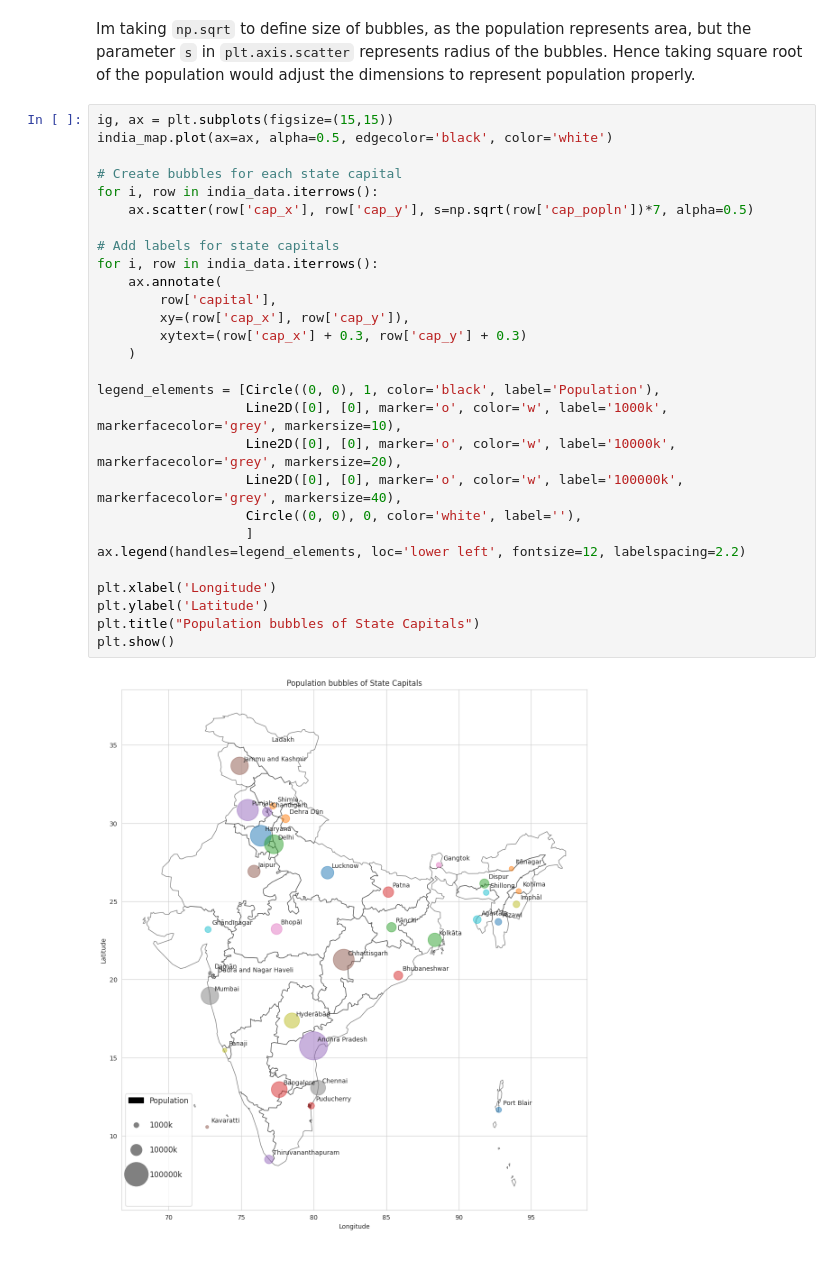
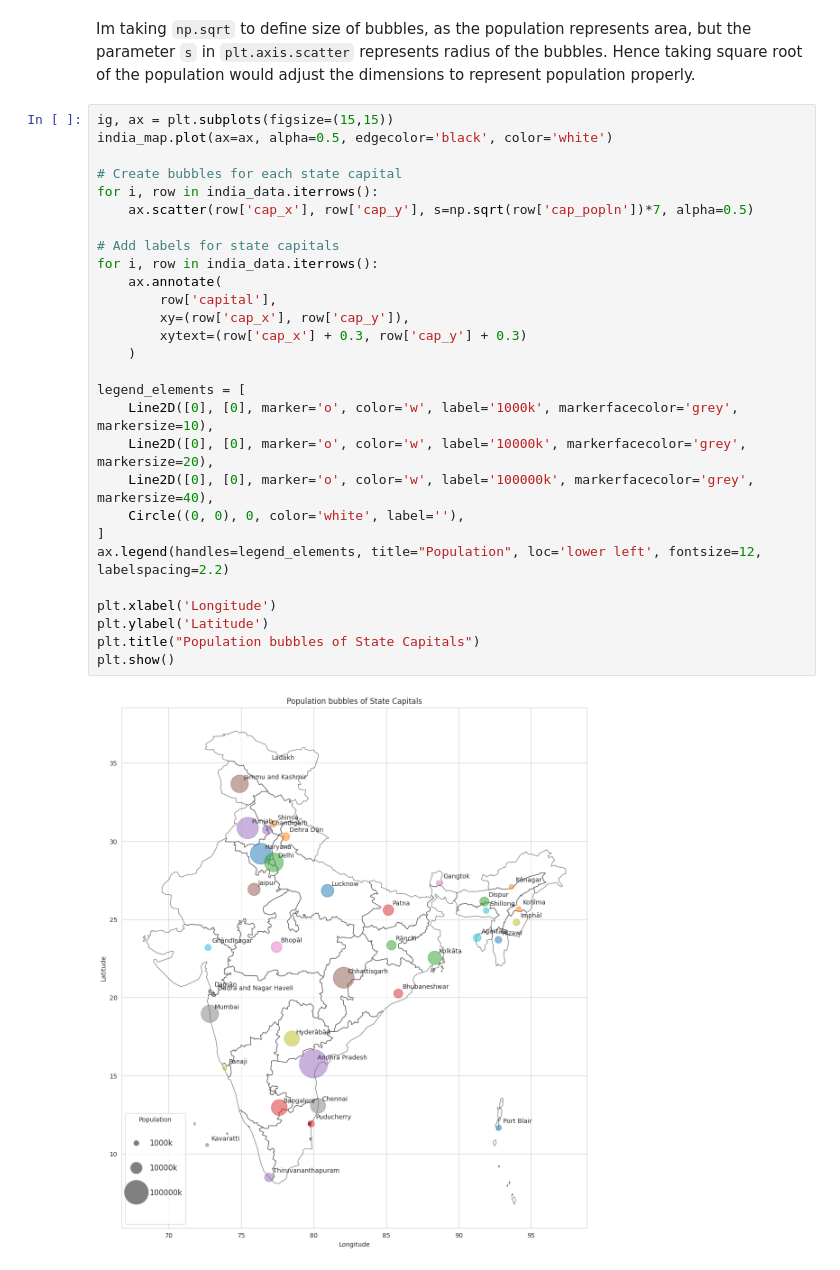
Before and after one commit to Soumik-Roy/Data-Visualizations-Lab-3, a Jupyter notebook: B20AI042_Lab_Assignment_3.ipynb, the cells around one changed output. Drawn from its saved outputs; the diff is of its cells as text.

```diff
--- a/B20AI042_Lab_Assignment_3.ipynb
+++ b/B20AI042_Lab_Assignment_3.ipynb
@@ -214,31 +202,31 @@ Im taking `np.sqrt` to define size of bubbles, as the population represents area
 # %%
 ig, ax = plt.subplots(figsize=(15,15))
 india_map.plot(ax=ax, alpha=0.5, edgecolor='black', color='white')
 
 # Create bubbles for each state capital
 for i, row in india_data.iterrows():
     ax.scatter(row['cap_x'], row['cap_y'], s=np.sqrt(row['cap_popln'])*7, alpha=0.5)
 
 # Add labels for state capitals
 for i, row in india_data.iterrows():
     ax.annotate(
         row['capital'],
         xy=(row['cap_x'], row['cap_y']),
         xytext=(row['cap_x'] + 0.3, row['cap_y'] + 0.3)
     )
 
-legend_elements = [Circle((0, 0), 1, color='black', label='Population'),
-                   Line2D([0], [0], marker='o', color='w', label='1000k', markerfacecolor='grey', markersize=10),
-                   Line2D([0], [0], marker='o', color='w', label='10000k', markerfacecolor='grey', markersize=20),
-                   Line2D([0], [0], marker='o', color='w', label='100000k', markerfacecolor='grey', markersize=40),
-                   Circle((0, 0), 0, color='white', label=''),
-                   ]
-ax.legend(handles=legend_elements, loc='lower left', fontsize=12, labelspacing=2.2)
+legend_elements = [
+    Line2D([0], [0], marker='o', color='w', label='1000k', markerfacecolor='grey', markersize=10),
+    Line2D([0], [0], marker='o', color='w', label='10000k', markerfacecolor='grey', markersize=20),
+    Line2D([0], [0], marker='o', color='w', label='100000k', markerfacecolor='grey', markersize=40),
+    Circle((0, 0), 0, color='white', label=''),
+]
+ax.legend(handles=legend_elements, title="Population", loc='lower left', fontsize=12, labelspacing=2.2)
 
 plt.xlabel('Longitude')
 plt.ylabel('Latitude')
 plt.title("Population bubbles of State Capitals")
 plt.show()
 # %% [output]
-[figure, old version]
+[figure, new version]
 # %% [markdown]
```
Also changed, not shown: parts of 26 cells of this notebook.
